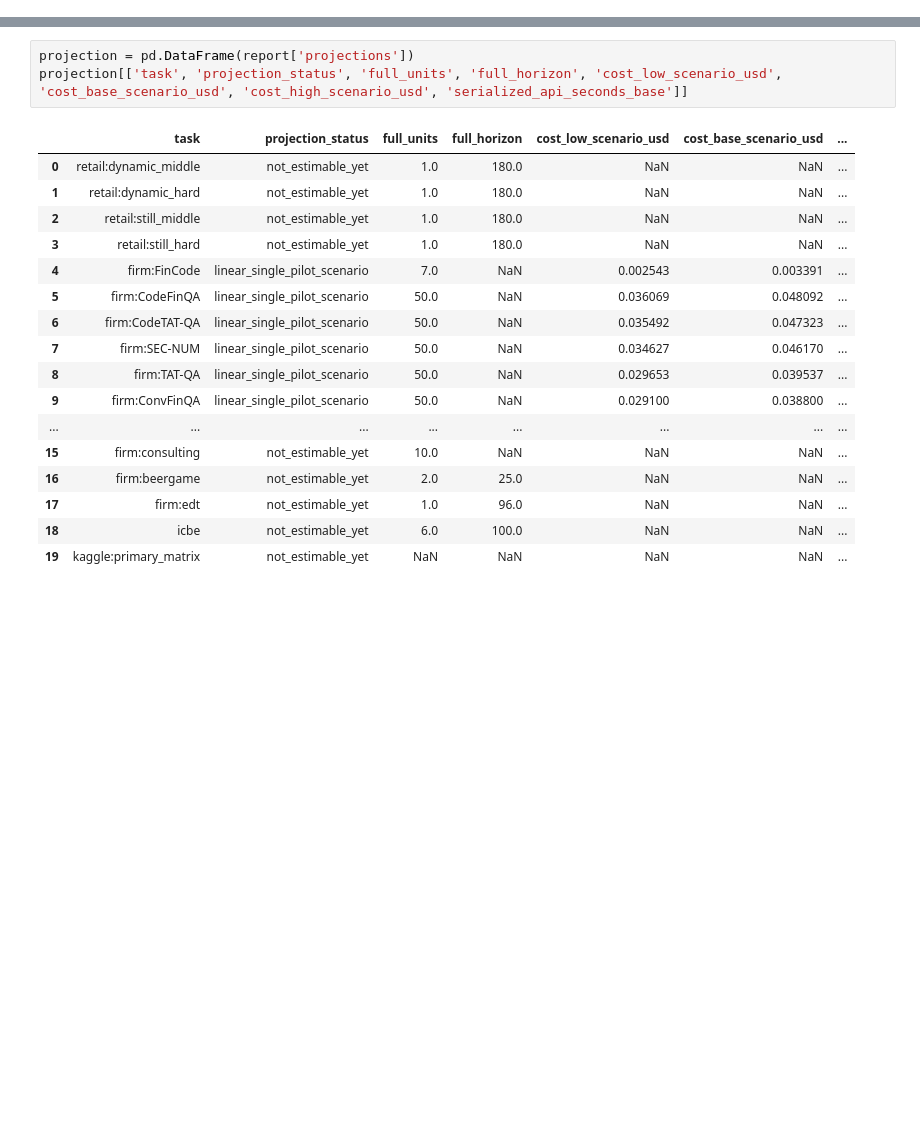
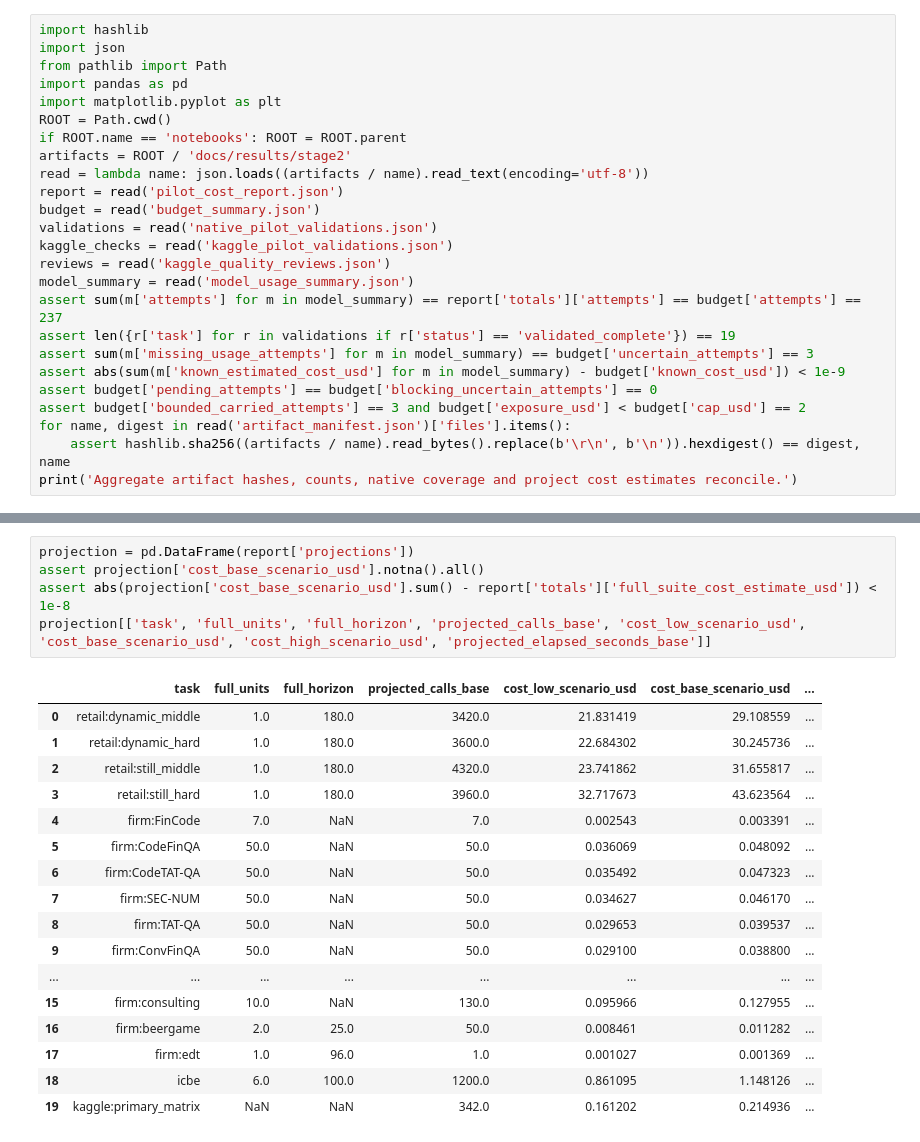
Before and after one commit to DnyChillTypin/llm-business-shocks-sim, a Jupyter notebook: notebooks/04_results_analysis.ipynb, the cells around one changed output, grey strips where cells are left out. Saved outputs shown, nothing was run; the diff lists cells and outputs as text; blank space fills up the shorter version.

```diff
--- a/notebooks/04_results_analysis.ipynb
+++ b/notebooks/04_results_analysis.ipynb
@@ -48,0 +7,25 @@ A valid but incorrect answer is a completed scoring observation. It is not disca
+# %%
+import hashlib
+import json
+from pathlib import Path
+import pandas as pd
+import matplotlib.pyplot as plt
+ROOT = Path.cwd()
+if ROOT.name == 'notebooks': ROOT = ROOT.parent
+artifacts = ROOT / 'docs/results/stage2'
+read = lambda name: json.loads((artifacts / name).read_text(encoding='utf-8'))
+report = read('pilot_cost_report.json')
+budget = read('budget_summary.json')
+validations = read('native_pilot_validations.json')
+kaggle_checks = read('kaggle_pilot_validations.json')
+reviews = read('kaggle_quality_reviews.json')
+model_summary = read('model_usage_summary.json')
+assert sum(m['attempts'] for m in model_summary) == report['totals']['attempts'] == budget['attempts'] == 237
+assert len({r['task'] for r in validations if r['status'] == 'validated_complete'}) == 19
+assert sum(m['missing_usage_attempts'] for m in model_summary) == budget['uncertain_attempts'] == 3
+assert abs(sum(m['known_estimated_cost_usd'] for m in model_summary) - budget['known_cost_usd']) < 1e-9
+assert budget['pending_attempts'] == budget['blocking_uncertain_attempts'] == 0
+assert budget['bounded_carried_attempts'] == 3 and budget['exposure_usd'] < budget['cap_usd'] == 2
+for name, digest in read('artifact_manifest.json')['files'].items():
+    assert hashlib.sha256((artifacts / name).read_bytes().replace(b'\r\n', b'\n')).hexdigest() == digest, name
+print('Aggregate artifact hashes, counts, native coverage and project cost estimates reconcile.')
@@ -109,21 +142,23 @@ For each reasoning dataset, multiply its one-case observed usage and latency by
 # %%
 projection = pd.DataFrame(report['projections'])
-projection[['task', 'projection_status', 'full_units', 'full_horizon', 'cost_low_scenario_usd', 'cost_base_scenario_usd', 'cost_high_scenario_usd', 'serialized_api_seconds_base']]
+assert projection['cost_base_scenario_usd'].notna().all()
+assert abs(projection['cost_base_scenario_usd'].sum() - report['totals']['full_suite_cost_estimate_usd']) < 1e-8
+projection[['task', 'full_units', 'full_horizon', 'projected_calls_base', 'cost_low_scenario_usd', 'cost_base_scenario_usd', 'cost_high_scenario_usd', 'projected_elapsed_seconds_base']]
 # %% [output]
-|  | task | projection_status | full_units | full_horizon | cost_low_scenario_usd | cost_base_scenario_usd | ... |
-| 0 | retail:dynamic_middle | not_estimable_yet | 1.0 | 180.0 | NaN | NaN | ... |
-| 1 | retail:dynamic_hard | not_estimable_yet | 1.0 | 180.0 | NaN | NaN | ... |
-| 2 | retail:still_middle | not_estimable_yet | 1.0 | 180.0 | NaN | NaN | ... |
-| 3 | retail:still_hard | not_estimable_yet | 1.0 | 180.0 | NaN | NaN | ... |
-| 4 | firm:FinCode | linear_single_pilot_scenario | 7.0 | NaN | 0.002543 | 0.003391 | ... |
-| 5 | firm:CodeFinQA | linear_single_pilot_scenario | 50.0 | NaN | 0.036069 | 0.048092 | ... |
-| 6 | firm:CodeTAT-QA | linear_single_pilot_scenario | 50.0 | NaN | 0.035492 | 0.047323 | ... |
-| 7 | firm:SEC-NUM | linear_single_pilot_scenario | 50.0 | NaN | 0.034627 | 0.046170 | ... |
-| 8 | firm:TAT-QA | linear_single_pilot_scenario | 50.0 | NaN | 0.029653 | 0.039537 | ... |
-| 9 | firm:ConvFinQA | linear_single_pilot_scenario | 50.0 | NaN | 0.029100 | 0.038800 | ... |
+|  | task | full_units | full_horizon | projected_calls_base | cost_low_scenario_usd | cost_base_scenario_usd | ... |
+| 0 | retail:dynamic_middle | 1.0 | 180.0 | 3420.0 | 21.831419 | 29.108559 | ... |
+| 1 | retail:dynamic_hard | 1.0 | 180.0 | 3600.0 | 22.684302 | 30.245736 | ... |
+| 2 | retail:still_middle | 1.0 | 180.0 | 4320.0 | 23.741862 | 31.655817 | ... |
+| 3 | retail:still_hard | 1.0 | 180.0 | 3960.0 | 32.717673 | 43.623564 | ... |
+| 4 | firm:FinCode | 7.0 | NaN | 7.0 | 0.002543 | 0.003391 | ... |
+| 5 | firm:CodeFinQA | 50.0 | NaN | 50.0 | 0.036069 | 0.048092 | ... |
+| 6 | firm:CodeTAT-QA | 50.0 | NaN | 50.0 | 0.035492 | 0.047323 | ... |
+| 7 | firm:SEC-NUM | 50.0 | NaN | 50.0 | 0.034627 | 0.046170 | ... |
+| 8 | firm:TAT-QA | 50.0 | NaN | 50.0 | 0.029653 | 0.039537 | ... |
+| 9 | firm:ConvFinQA | 50.0 | NaN | 50.0 | 0.029100 | 0.038800 | ... |
 | ... | ... | ... | ... | ... | ... | ... | ... |
-| 15 | firm:consulting | not_estimable_yet | 10.0 | NaN | NaN | NaN | ... |
-| 16 | firm:beergame | not_estimable_yet | 2.0 | 25.0 | NaN | NaN | ... |
-| 17 | firm:edt | not_estimable_yet | 1.0 | 96.0 | NaN | NaN | ... |
-| 18 | icbe | not_estimable_yet | 6.0 | 100.0 | NaN | NaN | ... |
-| 19 | kaggle:primary_matrix | not_estimable_yet | NaN | NaN | NaN | NaN | ... |
+| 15 | firm:consulting | 10.0 | NaN | 130.0 | 0.095966 | 0.127955 | ... |
+| 16 | firm:beergame | 2.0 | 25.0 | 50.0 | 0.008461 | 0.011282 | ... |
+| 17 | firm:edt | 1.0 | 96.0 | 1.0 | 0.001027 | 0.001369 | ... |
+| 18 | icbe | 6.0 | 100.0 | 1200.0 | 0.861095 | 1.148126 | ... |
+| 19 | kaggle:primary_matrix | NaN | NaN | 342.0 | 0.161202 | 0.214936 | ... |
```
Also changed, not shown: parts of 21 cells of this notebook, 47 other files.
